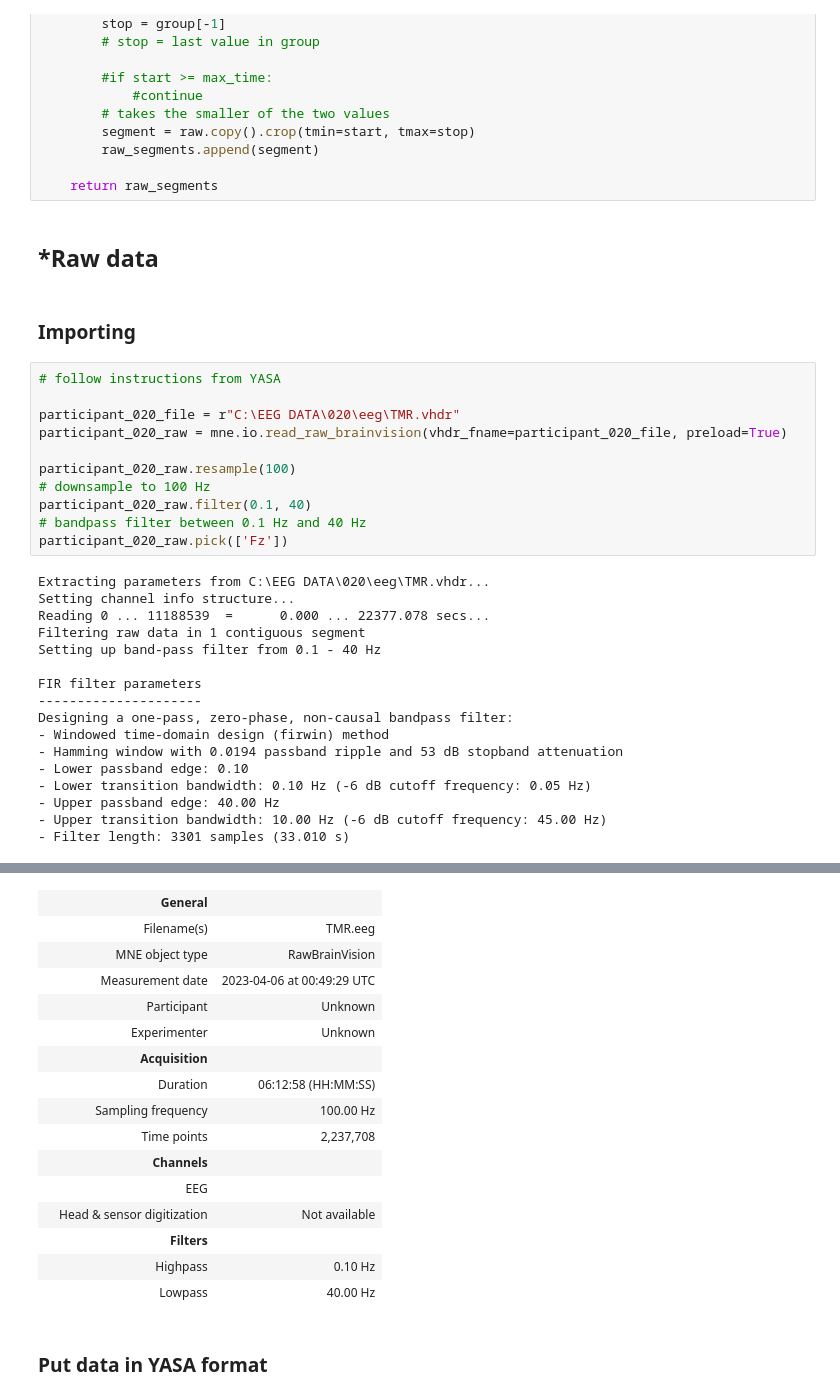
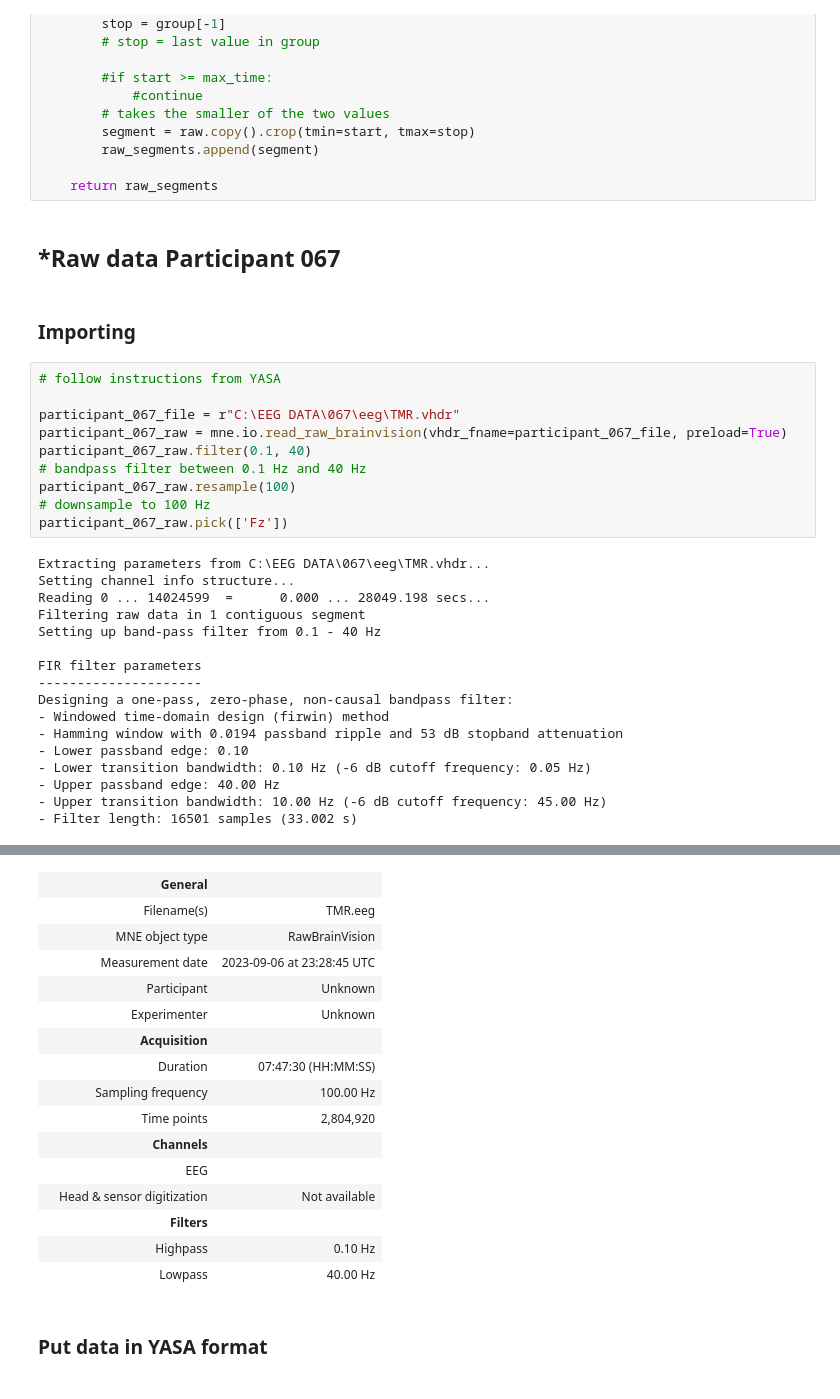
Before and after one commit to rosebrgs/MSc-Research-Project, a Jupyter notebook: MSc Research Project/simple_CNN.ipynb, the cells around one changed output, grey strips where cells are left out. Saved outputs shown, nothing was run; the diff lists cells and outputs as text.

```diff
--- a/MSc Research Project/simple_CNN.ipynb
+++ b/MSc Research Project/simple_CNN.ipynb
@@ -125,24 +134,23 @@ def extract_segments(raw, groups):
 
     return raw_segments
 # %% [markdown]
-## *Raw data
+## *Raw data Participant 067
 # %% [markdown]
 ### Importing
 # %%
 # follow instructions from YASA
 
-participant_020_file = r"C:\EEG DATA\020\eeg\TMR.vhdr"
-participant_020_raw = mne.io.read_raw_brainvision(vhdr_fname=participant_020_file, preload=True)
-
-participant_020_raw.resample(100)
+participant_067_file = r"C:\EEG DATA\067\eeg\TMR.vhdr"
+participant_067_raw = mne.io.read_raw_brainvision(vhdr_fname=participant_067_file, preload=True)
+participant_067_raw.filter(0.1, 40)
+# bandpass filter between 0.1 Hz and 40 Hz
+participant_067_raw.resample(100)
 # downsample to 100 Hz
-participant_020_raw.filter(0.1, 40)
-# bandpass filter between 0.1 Hz and 40 Hz
-participant_020_raw.pick(['Fz'])
+participant_067_raw.pick(['Fz'])
 # %% [output]
-Extracting parameters from C:\EEG DATA\020\eeg\TMR.vhdr...
+Extracting parameters from C:\EEG DATA\067\eeg\TMR.vhdr...
 Setting channel info structure...
-Reading 0 ... 11188539  =      0.000 ... 22377.078 secs...
+Reading 0 ... 14024599  =      0.000 ... 28049.198 secs...
 Filtering raw data in 1 contiguous segment
 Setting up band-pass filter from 0.1 - 40 Hz
 
@@ -155,4 +163,4 @@ Designing a one-pass, zero-phase, non-causal bandpass filter:
 - Lower transition bandwidth: 0.10 Hz (-6 dB cutoff frequency: 0.05 Hz)
 - Upper passband edge: 40.00 Hz
 - Upper transition bandwidth: 10.00 Hz (-6 dB cutoff frequency: 45.00 Hz)
-- Filter length: 3301 samples (33.010 s)
+- Filter length: 16501 samples (33.002 s)
@@ -160,13 +168,13 @@ Designing a one-pass, zero-phase, non-causal bandpass filter:
 |  | General |  |
 |  | Filename(s) | TMR.eeg |
 |  | MNE object type | RawBrainVision |
-|  | Measurement date | 2023-04-06 at 00:49:29 UTC |
+|  | Measurement date | 2023-09-06 at 23:28:45 UTC |
 |  | Participant | Unknown |
 |  | Experimenter | Unknown |
 |  | Acquisition |  |
-|  | Duration | 06:12:58 (HH:MM:SS) |
+|  | Duration | 07:47:30 (HH:MM:SS) |
 |  | Sampling frequency | 100.00 Hz |
-|  | Time points | 2,237,708 |
+|  | Time points | 2,804,920 |
 |  | Channels |  |
 |  | EEG |  |
 |  | Head & sensor digitization | Not available |
```
Also changed, not shown: parts of 47 cells of this notebook.
